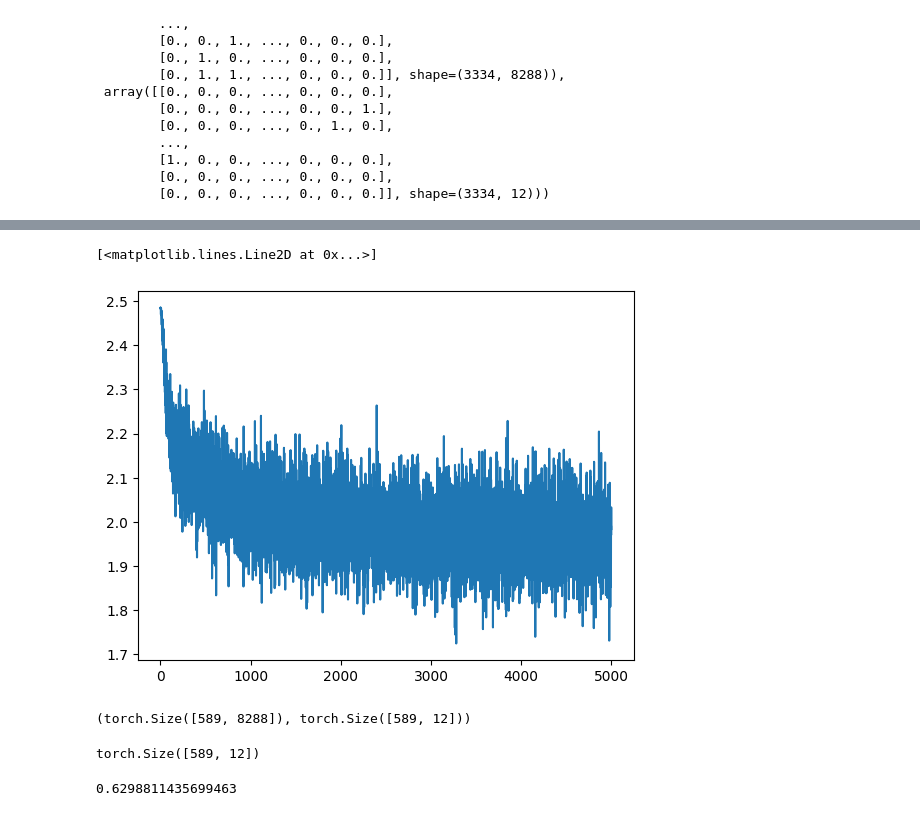
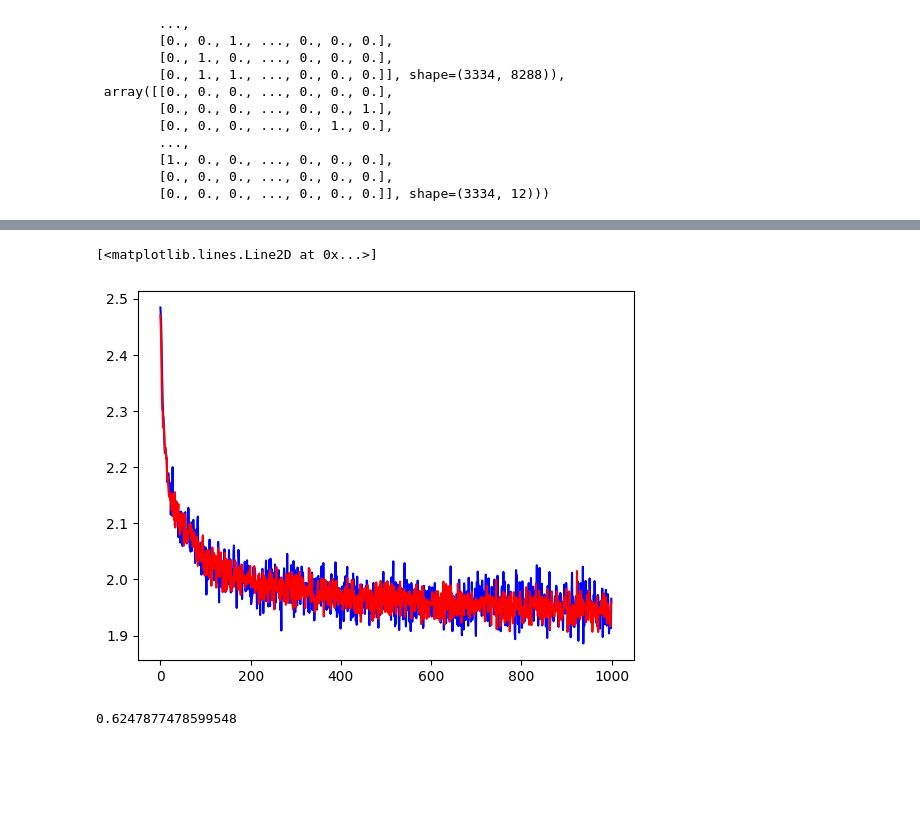
Before and after one commit to eml2170/mt-sample-qa, a Jupyter notebook: notebooks/classifier.ipynb, the cells around one changed output, grey strips where cells are left out. Saved outputs shown, nothing was run; the diff lists cells and outputs as text; code cells hidden in the pictures; blank space fills up the shorter version.

```diff
--- a/notebooks/classifier.ipynb
+++ b/notebooks/classifier.ipynb
@@ -284,15 +284,15 @@ class LogisticRegression(torch.nn.Module):
         return self.softmax(self.linear(x))
 # %%
 model = LogisticRegression(p, len(classes))
-iterations = 5000
-batch_size = 32
-learning_rate = 0.01
+iterations = 1000
+batch_size = 256
+learning_rate = 0.1
 loss_function = torch.nn.CrossEntropyLoss()
 optimizer = torch.optim.SGD(model.parameters(), lr=learning_rate, weight_decay=0.01)
 
 X_train_tensor = torch.FloatTensor(X[train_indices])
 y_train_tensor = torch.LongTensor(y[train_indices].argmax(axis=1))
-losses = []
+train_losses, val_losses = [], []
 
 for i in range(iterations):
     # Sample a random batch
@@ -300,20 +300,30 @@ for i in range(iterations):
     X_batch = X_train_tensor[indices]
     y_batch = y_train_tensor[indices]
 
-    # Forward pass
-    y_pred = model(X_batch)
+    # Forward model on batch
+    preds = model(X_batch)
 
     # Calculate loss
-    loss = loss_function(y_pred, y_batch)
+    loss = loss_function(preds, y_batch)
 
-    # Backward pass
+    # Backpropagate
     optimizer.zero_grad()
     loss.backward()
 
-    # Update weights
+    # Take step
     optimizer.step()
-    losses.append(loss.item())
+    train_losses.append(loss.item())
+
+    # Create a validation set (using a different random subset)
+    val_indices = torch.randperm(len(X_train_tensor))[:batch_size*2]
+    X_val = X_train_tensor[val_indices]
+    y_val = y_train_tensor[val_indices]
+
+    with torch.no_grad():
+        val_preds = model(X_val)
+        val_loss = loss_function(val_preds, y_val).item()
+        val_losses.append(val_loss)
 
     if i % 10 == 0:
-        print(f"Loss: {loss.item():.4f}")
+        print(f"Iteration {i}: Train loss: {loss.item():.4f}, Validation loss: {val_loss:.4f}")
 # %% [output]
@@ -337,24 +347,20 @@ Loss: 1.8922
 # %%
-plt.plot(losses)
+fig, ax = plt.subplots()
+ax.plot(train_losses, color='blue')
+ax.plot(val_losses, color='red')
 # %% [output]
 [<matplotlib.lines.Line2D at 0x...>]
-[figure, old version]
+[figure, new version]
 # %%
 X_test = torch.FloatTensor(X[test_indices])
 y_test = torch.LongTensor(y[test_indices])
-X_test.shape, y_test.shape
+
+with torch.no_grad():
+    y_pred = model(X_test)
+
+_, predicted = torch.max(y_pred, dim=1)
+_, true_labels = torch.max(y_test, dim=1)
+accuracy = (predicted == true_labels).float().mean().item()
+accuracy
 # %% [output]
-(torch.Size([589, 8288]), torch.Size([589, 12]))
+0.6247877478599548
-# %%
-with torch.no_grad():
-    y_pred = model(X_test)
-y_pred.shape
-# %% [output]
-torch.Size([589, 12])
-# %%
-_, predicted = torch.max(y_pred, dim=1)
-_, true_labels = torch.max(y_test, dim=1)
-accuracy = (predicted == true_labels).float().mean().item()
-accuracy
-# %% [output]
-0.6298811435699463
```
Also changed, not shown: parts of 1 cell of this notebook.
